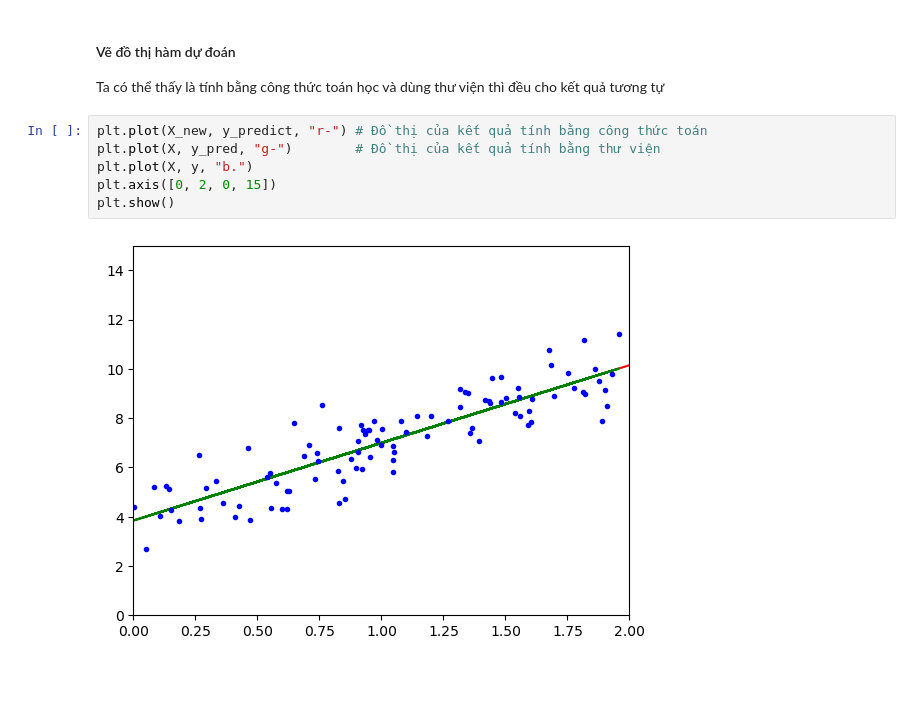
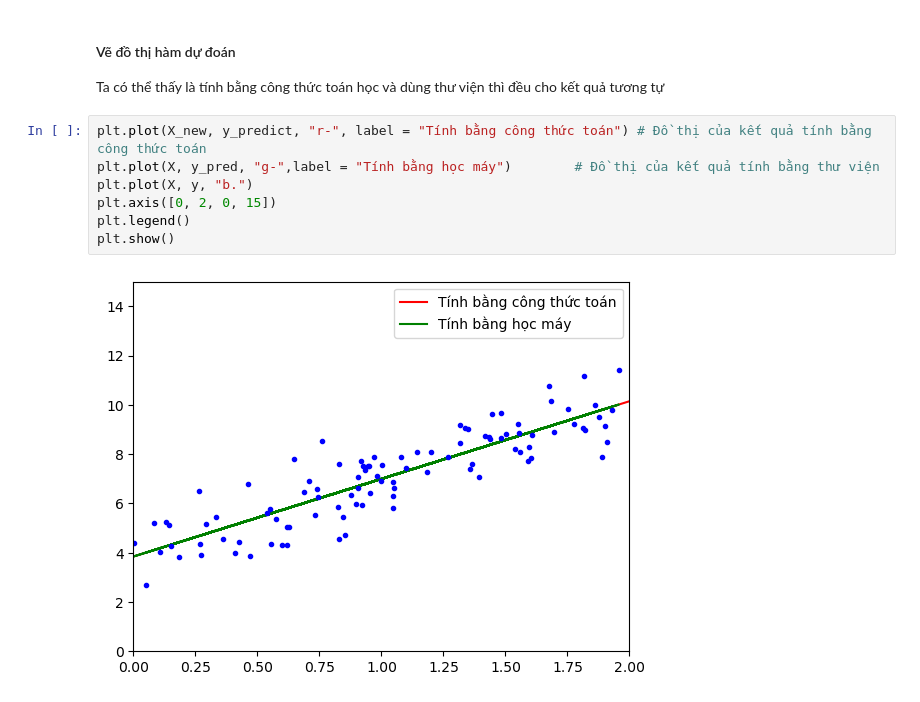
Before and after one commit to HoanChan/DataAnalytics, a Jupyter notebook: Notebook/5.Linear regression.ipynb, the cells around one changed output. Drawn from its saved outputs; the diff is of its cells as text.

Commit message:
Thêm legend

```diff
--- a/Notebook/5.Linear regression.ipynb
+++ b/Notebook/5.Linear regression.ipynb
@@ -85,10 +87,11 @@ lin_reg.intercept_, lin_reg.coef_
 #### Vẽ đồ thị hàm dự đoán
 Ta có thể thấy là tính bằng công thức toán học và dùng thư viện thì đều cho kết quả tương tự
 # %%
-plt.plot(X_new, y_predict, "r-") # Đồ thị của kết quả tính bằng công thức toán
-plt.plot(X, y_pred, "g-")        # Đồ thị của kết quả tính bằng thư viện
+plt.plot(X_new, y_predict, "r-", label = "Tính bằng công thức toán") # Đồ thị của kết quả tính bằng công thức toán
+plt.plot(X, y_pred, "g-",label = "Tính bằng học máy")        # Đồ thị của kết quả tính bằng thư viện
 plt.plot(X, y, "b.")
 plt.axis([0, 2, 0, 15])
+plt.legend()
 plt.show()
 # %% [output]
-[figure, old version]
+[figure, new version]
```
Also changed, not shown: parts of 1 cell of this notebook.
